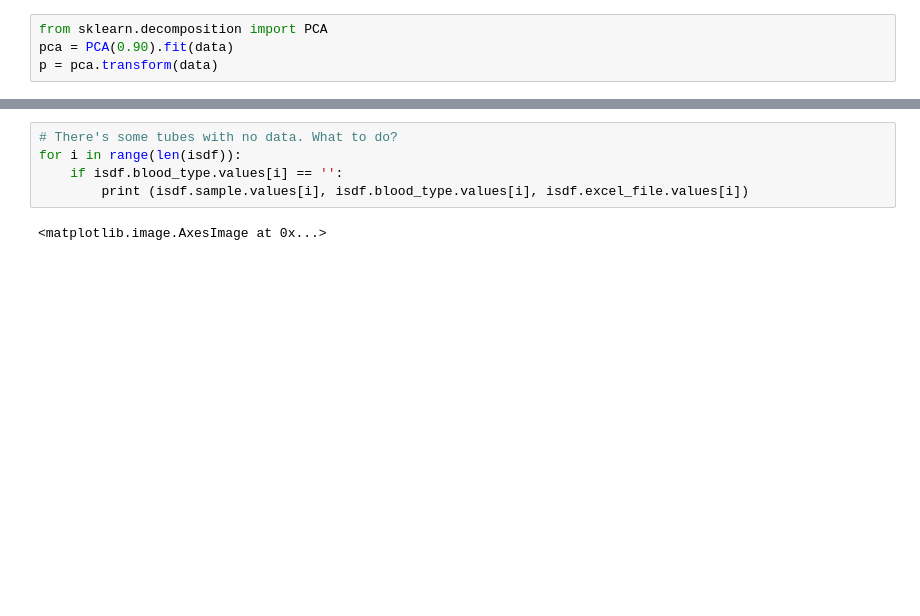
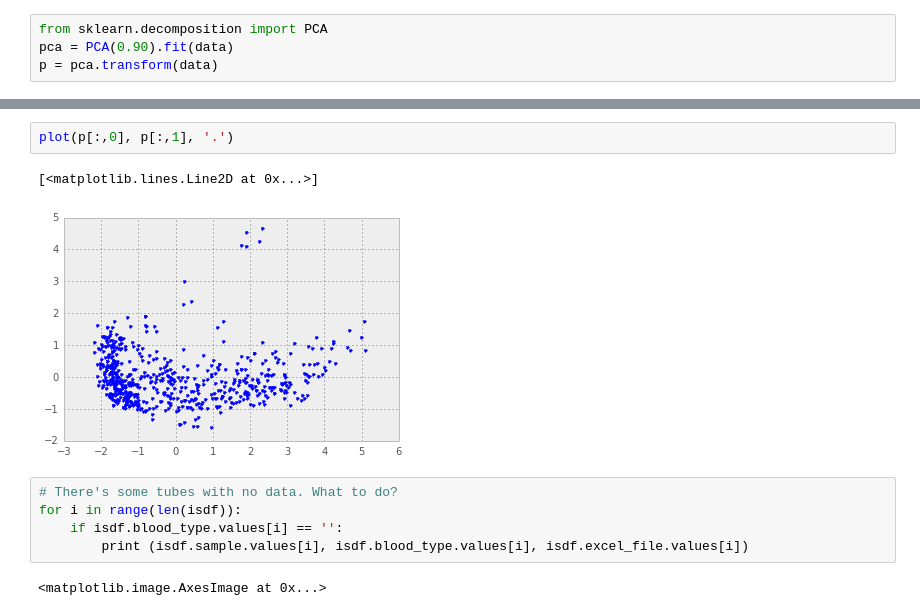
Before and after one commit to alexbw/ida, a Jupyter notebook: Reading Blurd Excel Files.ipynb, the cells around one changed output, grey strips where cells are left out. Cells and saved outputs as stored; diff of their text form; blank space fills up the shorter version.

```diff
--- a/Reading Blurd Excel Files.ipynb
+++ b/Reading Blurd Excel Files.ipynb
@@ -176,3 +172,8 @@ p.shape
+# %%
+plot(p[:,0], p[:,1], '.')
+# %% [output]
+[<matplotlib.lines.Line2D at 0x...>]
+[figure, added]
 # %%
 # There's some tubes with no data. What to do?
 for i in range(len(isdf)):
```
Also changed, not shown: parts of 2 cells of this notebook.
